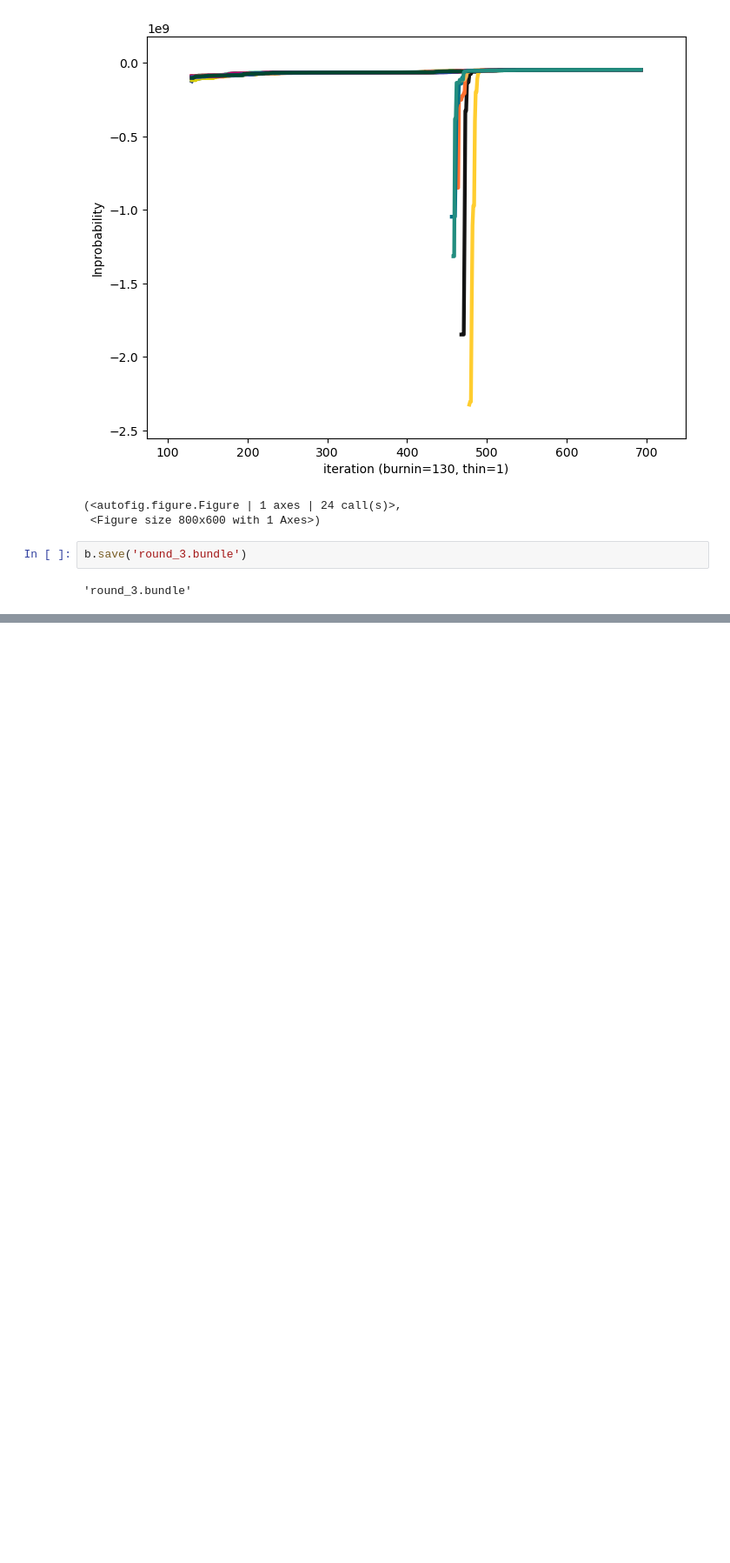
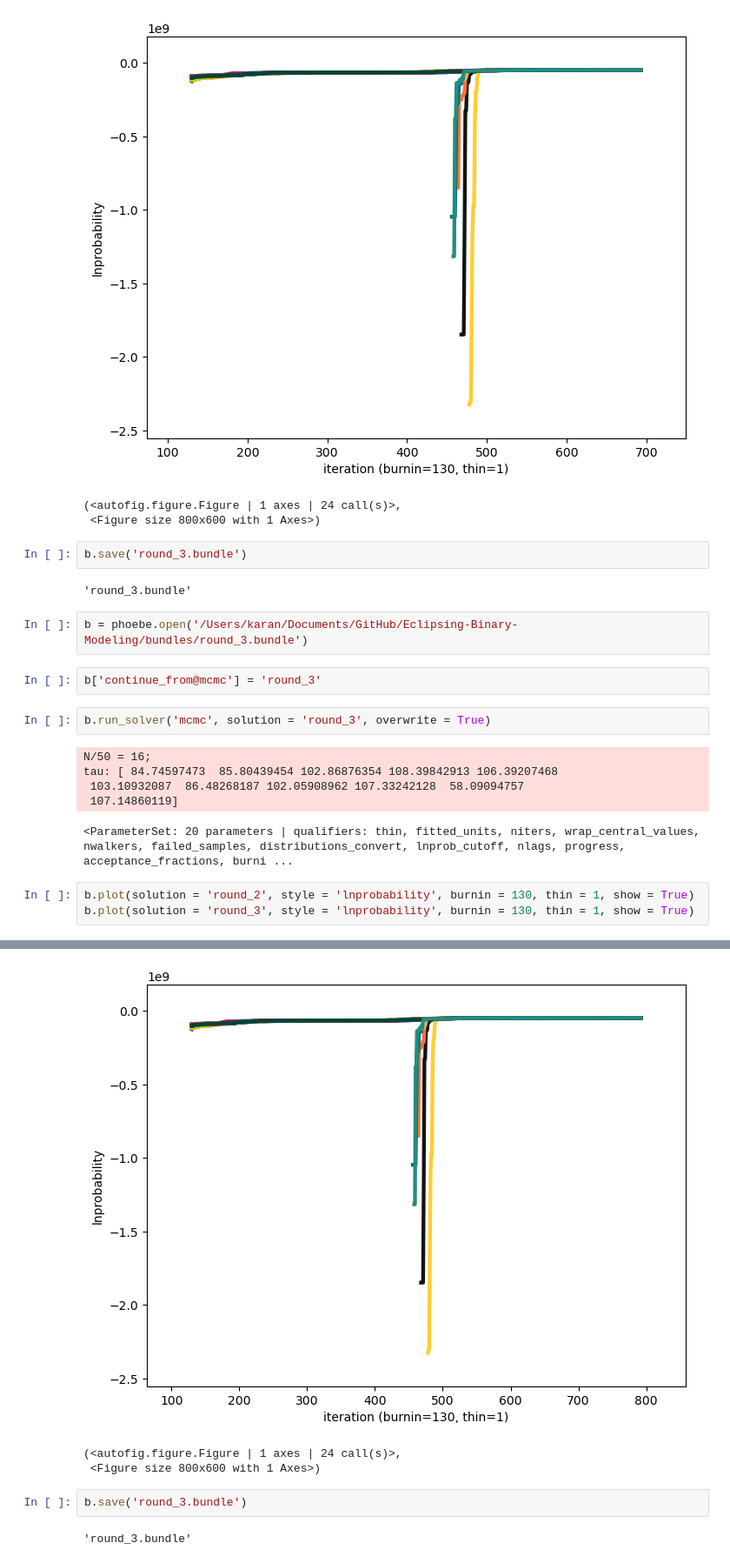
Before and after one commit to karanbt/EB-Modeling, a Jupyter notebook: 04.5-mcmc-continued.ipynb, the cells around one changed output, grey strips where cells are left out. Shown at 87% size. Saved outputs shown, nothing was run; the diff lists cells and outputs as text; blank space fills up the shorter version.

Commit message:
mcmc

```diff
--- a/04.5-mcmc-continued.ipynb
+++ b/04.5-mcmc-continued.ipynb
@@ -51,3 +51,19 @@ b.plot(solution = 'round_3', style = 'lnprobability', burnin = 130, thin = 1, sh
 b.save('round_3.bundle')
 # %% [output]
 'round_3.bundle'
+# %%
+b = phoebe.open('/Users/karan/Documents/GitHub/Eclipsing-Binary-Modeling/bundles/round_3.bundle')
+# %%
+b['continue_from@mcmc'] = 'round_3'
+# %%
+b.run_solver('mcmc', solution = 'round_3', overwrite = True)
+# %% [output]
+N/50 = 16;
+tau: [ 84.74597473  85.80439454 102.86876354 108.39842913 106.39207468
+ 103.10932087  86.48268187 102.05908962 107.33242128  58.09094757
+ 107.14860119]
+<ParameterSet: 20 parameters | qualifiers: thin, fitted_units, niters, wrap_central_values, nwalkers, failed_samples, distributions_convert, lnprob_cutoff, nlags, progress, acceptance_fractions, burni ...
+# %%
+b.plot(solution = 'round_2', style = 'lnprobability', burnin = 130, thin = 1, show = True)
+b.plot(solution = 'round_3', style = 'lnprobability', burnin = 130, thin = 1, show = True)
+# %% [output]
@@ -53,0 +71,7 @@ b.save('round_3.bundle')
+[figure, added]
+(<autofig.figure.Figure | 1 axes | 24 call(s)>,
+ <Figure size 800x600 with 1 Axes>)
+# %%
+b.save('round_3.bundle')
+# %% [output]
+'round_3.bundle'
```
Also changed, not shown: parts of 1 cell of this notebook, 2 other files.
